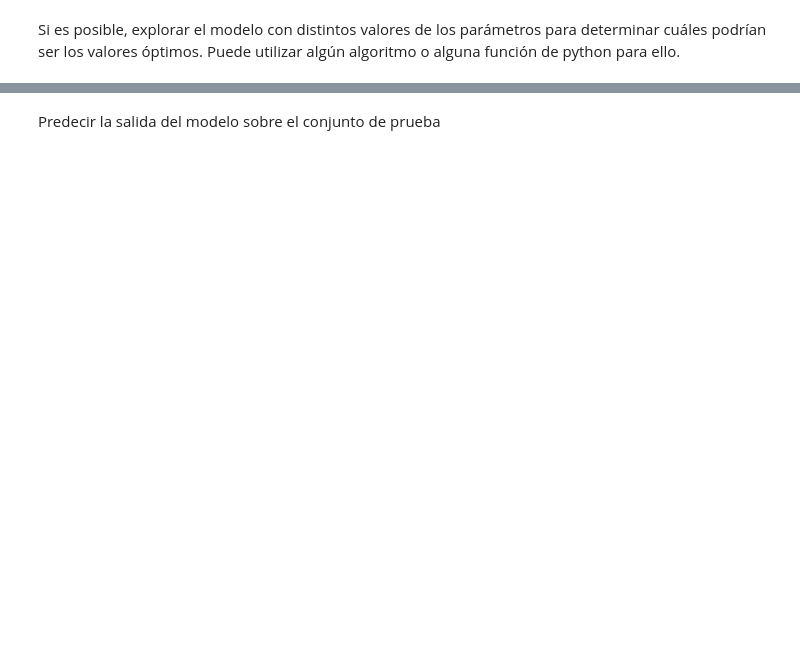
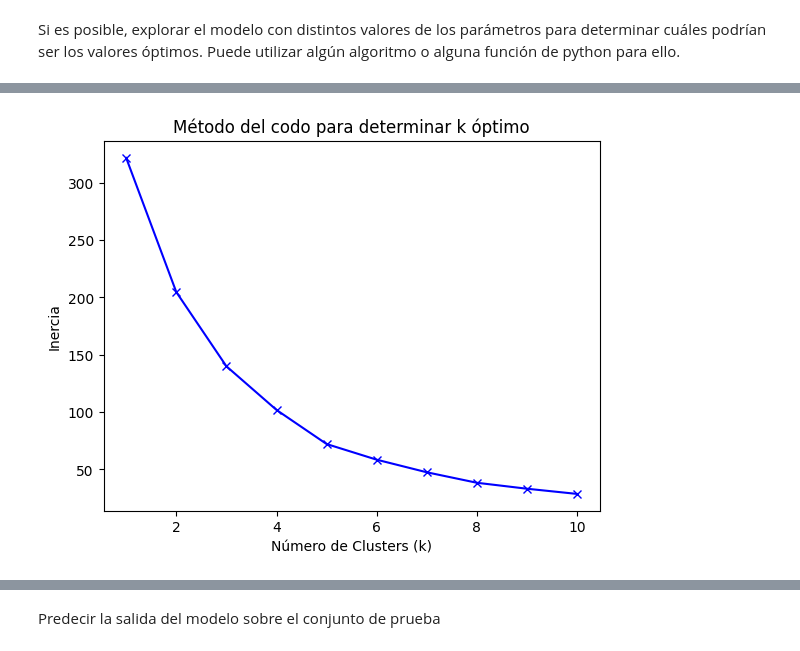
Before and after one commit to ivancepedagomez-sys/Proyecto_Titanic, a Jupyter notebook: Titanic_Project.ipynb, the cells around one changed output, grey strips where cells are left out. Cells and saved outputs as stored; diff of their text form; code cells hidden in the pictures; blank space fills up the shorter version.

```diff
--- a/Titanic_Project.ipynb
+++ b/Titanic_Project.ipynb
@@ -2060,0 +2075,21 @@ sns.scatterplot(x="age", y="fare", data=X, hue=y_pred)
+# %%
+#Explorando el número óptimo
+inercias = []
+#Probamos de 1 a 10 grupos
+rango_k = range(1,11)
+
+for k in rango_k:
+    km = KMeans(n_clusters=k, random_state=42, n_init=10)
+    km.fit(X_train_Kmeans)
+    inercias.append(km.inertia_) #Qué tan compactos son los grupos
+# %%
+#Graficos
+plt.Figure(figsize=(8,5))
+plt.plot(rango_k, inercias, 'bx-')
+plt.title('Método del codo para determinar k óptimo')
+plt.xlabel('Número de Clusters (k)')
+plt.ylabel('Inercia')
+
+plt.show()
+# %% [output]
+[figure, added]
```
Also changed, not shown: parts of 17 cells of this notebook.
